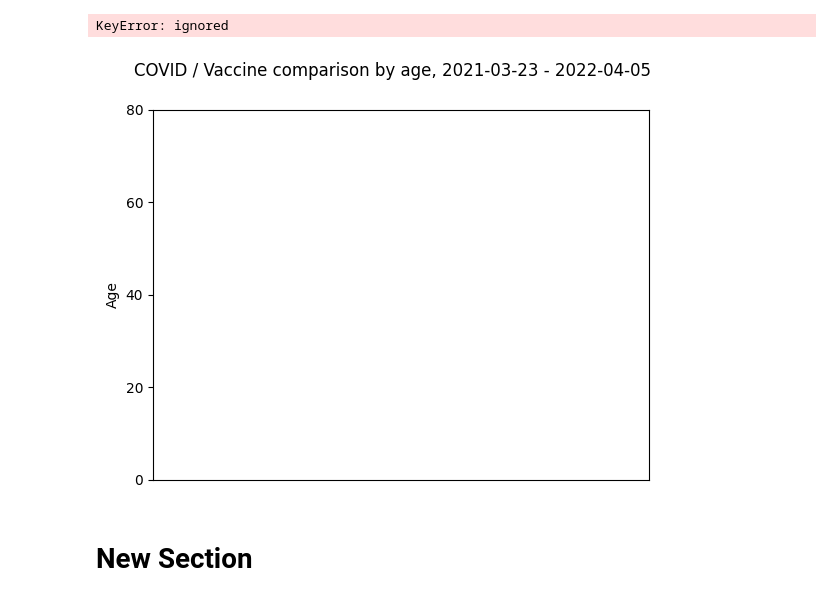
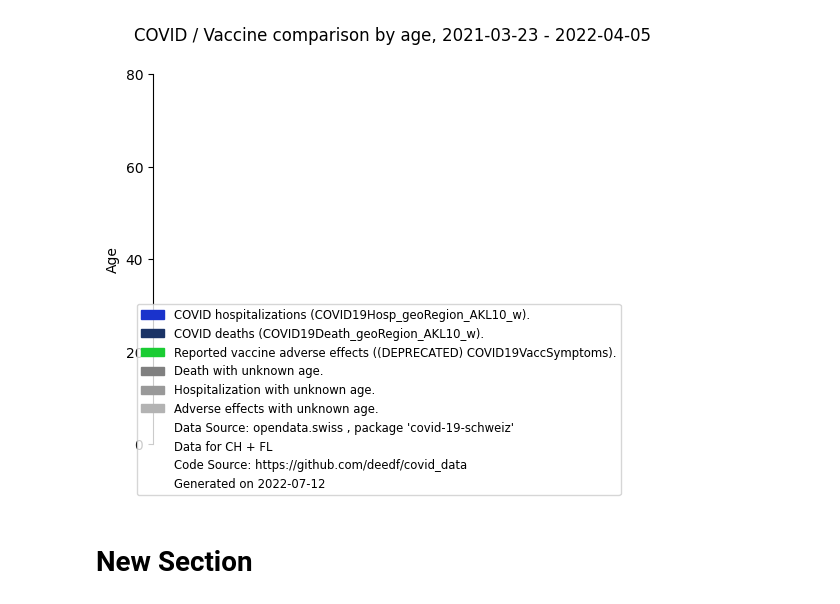
Before and after one commit to deedf/covid_data, a Jupyter notebook: covid_vaccine_comparison.ipynb, the cells around one changed output. Cells and saved outputs as stored; diff of their text form; code cells hidden in the pictures.

```diff
--- a/covid_vaccine_comparison.ipynb
+++ b/covid_vaccine_comparison.ipynb
@@ -97,8 +97,8 @@ def _get_all_data(
     symptom_data = _get_data(symptoms["download_url"], "date", at_date.isoformat())
     symptom_data = symptom_data[
          (symptom_data["vaccine"] == "all") &
-            (symptom_data["age_group"] != "all") &
-            (symptom_data["severity"] == "all")
+         (symptom_data["age_group"] != "all") &
+         (symptom_data["severity"] == "all")
         ]
     return CovidData(hosp_data, death_data, symptom_data)
 
@@ -174,12 +174,12 @@ def _build_graph(
         (DEATH_COLOR, f"COVID deaths ({death['display_name']['en']})."),
         (SYMPTOM_COLOR, f"Reported vaccine adverse effects ({symptoms['display_name']['en']})."),
     ]
-    if counts.death["Unbekannt"] > 0:
-        legends.append((DEATH_UNKNOWN_COLOR, "Death with unknown age."))
-    if counts.hosp["Unbekannt"] > 0:
-        legends.append((HOSP_UNKNOWN_COLOR, "Hospitalization with unknown age."))
-    if counts.symptoms["unknown"] > 0:
-        legends.append((SYMPTOM_UNKNOWN_COLOR, "Adverse effects with unknown age."))
+    # if counts.death["age_group"]["Unbekannt"] > 0:
+    legends.append((DEATH_UNKNOWN_COLOR, "Death with unknown age."))
+    # if counts.hosp["age_group"]["Unbekannt"] > 0:
+    legends.append((HOSP_UNKNOWN_COLOR, "Hospitalization with unknown age."))
+    #if counts.symptoms["age_group"]["unknown"] > 0:
+    legends.append((SYMPTOM_UNKNOWN_COLOR, "Adverse effects with unknown age."))
     legends.append((TRANSPARENT_COLOR,f"Data Source: opendata.swiss , package '{PACKAGE_NAME}'"))
     legends.append((TRANSPARENT_COLOR,f"Data for CH + FL"))
     legends.append((TRANSPARENT_COLOR,f"Code Source: https://github.com/deedf/covid_data"))
@@ -187,34 +187,33 @@ def _build_graph(
 
     fig.legend(
         [Rectangle(xy=(0, 0), width=10, height=10, color=l[0]) for l in legends],
         [l[1] for l in legends],
         loc="lower center",
         fontsize="small"
     )
     plt.margins(0.1, 0.1)
     plot.spines["top"].set_visible(False)
     plot.spines["right"].set_visible(False)
     plot.spines["bottom"].set_visible(False)
     plt.show()
 
 
 def _main() -> None:
     packages = _get_package(PACKAGE_NAME)
     resources_json: List[Dict[str, Any]] = packages["resources"]
     resources_dict: Dict[str, Dict[str, Any]] = dict(
         [(r["identifier"], r) for r in resources_json]
     )
     _build_graph(
         resources_dict["weekly-death-age-range-csv"],
         resources_dict["weekly-hosp-age-range-csv"],
         resources_dict["daily-vacc-symptoms-csv"],
     )
 
 
 if __name__ == "__main__":
     _main()
 # %% [output]
-KeyError: ignored
-[figure, old version]
+[figure, new version]
 # %% [markdown]
 # New Section
```
